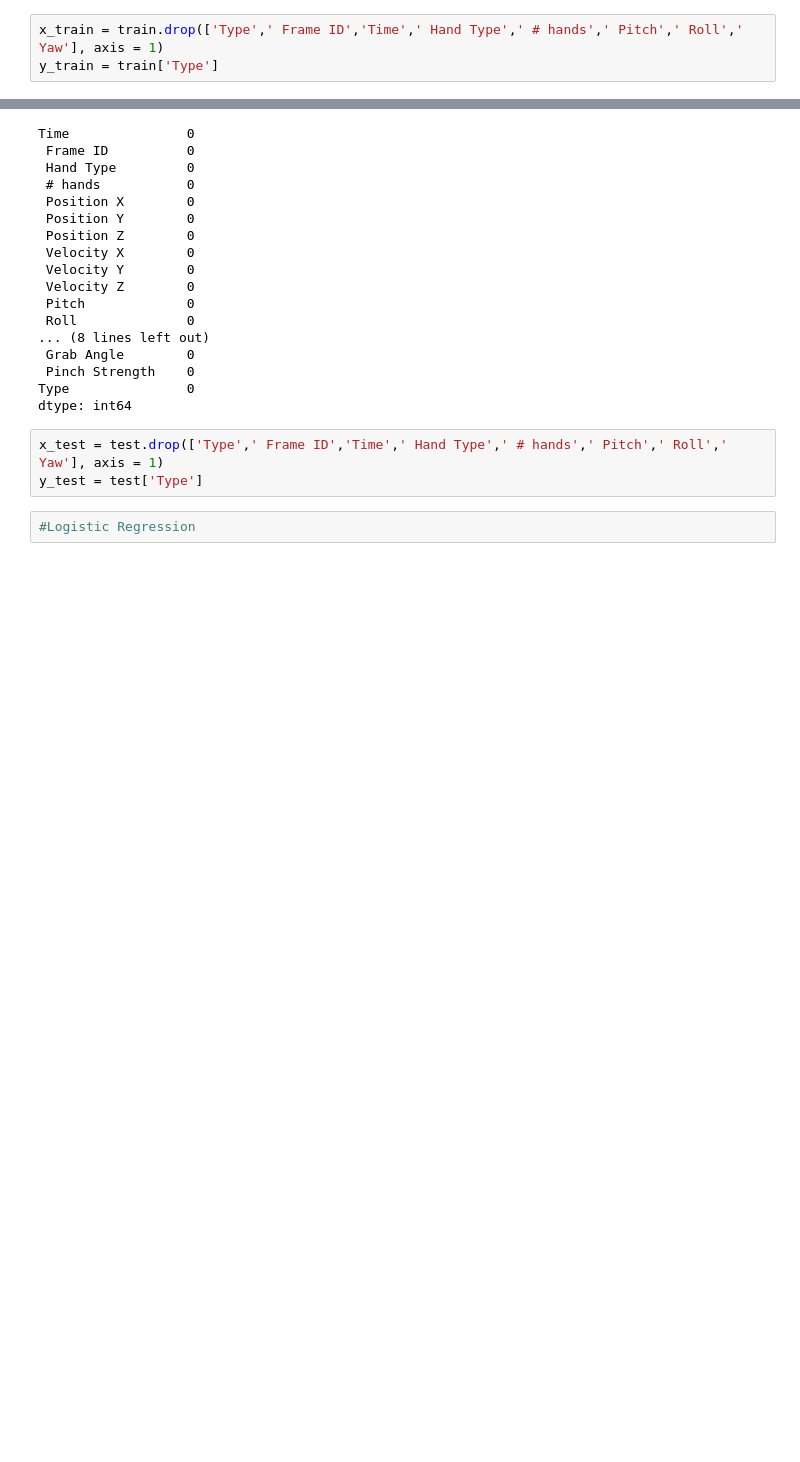
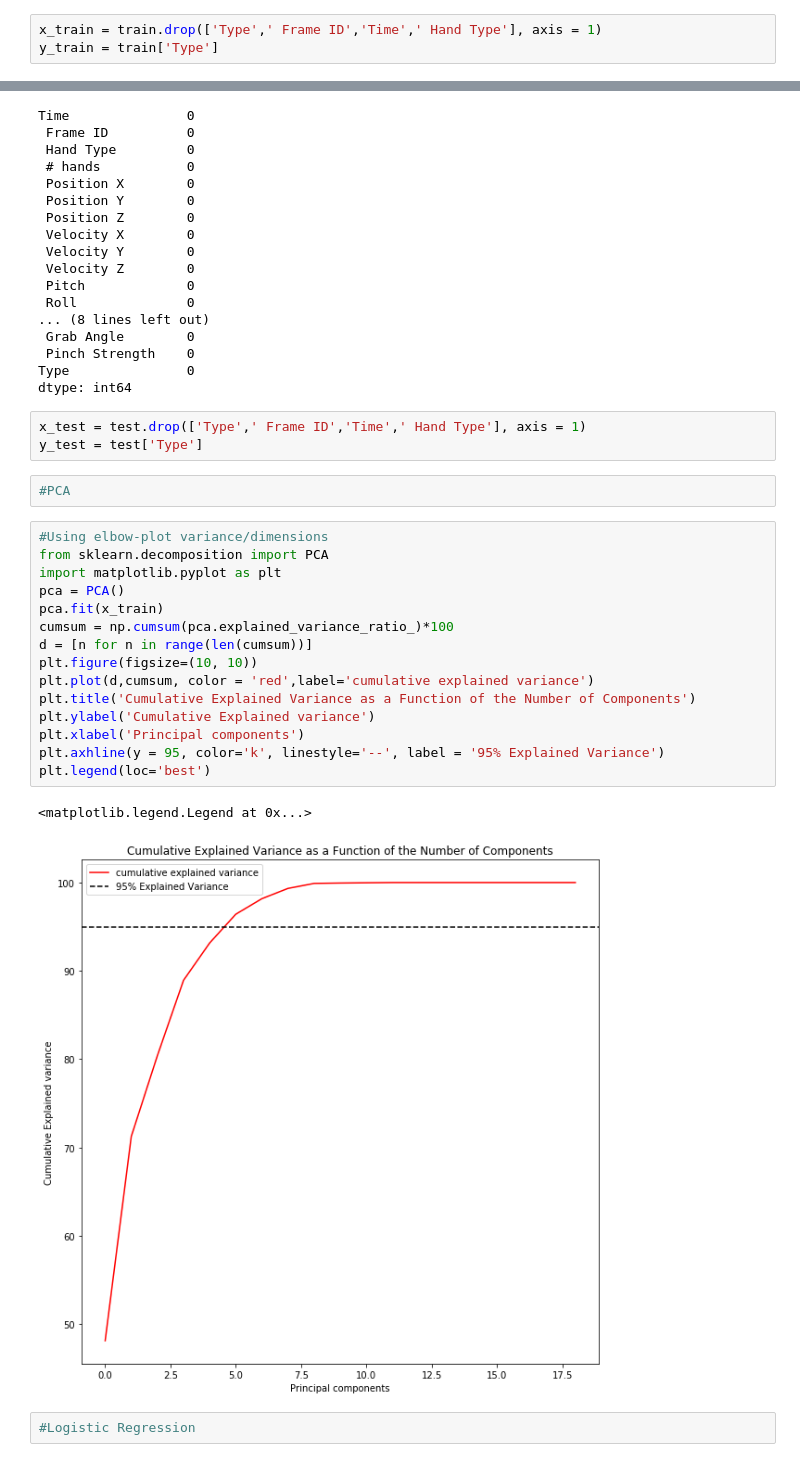
Before and after one commit to almogun9963/data-science, a Jupyter notebook: Hands.ipynb, the cells around one changed output, grey strips where cells are left out. Drawn from its saved outputs; the diff is of its cells as text; blank space fills up the shorter version.

```diff
--- a/Hands.ipynb
+++ b/Hands.ipynb
@@ -155,7 +155,7 @@ dtype: int64
 # ignoting the empty spots
 train.dropna(inplace=True)
 # %%
-x_train = train.drop(['Type',' Frame ID','Time',' Hand Type',' # hands',' Pitch',' Roll',' Yaw'], axis = 1)
+x_train = train.drop(['Type',' Frame ID','Time',' Hand Type'], axis = 1)
 y_train = train['Type']
 # %%
 spon_t1=pd.read_csv(r"C:\Users\Almog\Desktop\Unity Data\Validation\Itiel Lab\Itiel636770940701219076Spontan.csv")
@@ -239,8 +239,28 @@ Time               0
 Type               0
 dtype: int64
 # %%
-x_test = test.drop(['Type',' Frame ID','Time',' Hand Type',' # hands',' Pitch',' Roll',' Yaw'], axis = 1)
+x_test = test.drop(['Type',' Frame ID','Time',' Hand Type'], axis = 1)
 y_test = test['Type']
+# %%
+#PCA
+# %%
+#Using elbow-plot variance/dimensions
+from sklearn.decomposition import PCA
+import matplotlib.pyplot as plt
+pca = PCA()
+pca.fit(x_train)
+cumsum = np.cumsum(pca.explained_variance_ratio_)*100
+d = [n for n in range(len(cumsum))]
+plt.figure(figsize=(10, 10))
+plt.plot(d,cumsum, color = 'red',label='cumulative explained variance')
+plt.title('Cumulative Explained Variance as a Function of the Number of Components')
+plt.ylabel('Cumulative Explained variance')
+plt.xlabel('Principal components')
+plt.axhline(y = 95, color='k', linestyle='--', label = '95% Explained Variance')
+plt.legend(loc='best')
+# %% [output]
+<matplotlib.legend.Legend at 0x...>
+[figure, added]
 # %%
 #Logistic Regression
 # %%
```
Also changed, not shown: parts of 7 cells of this notebook, 1 other file.
